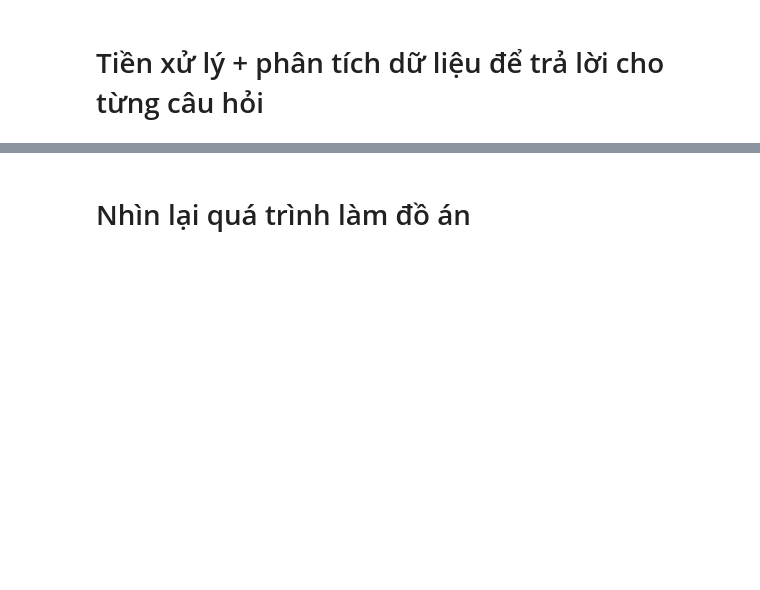
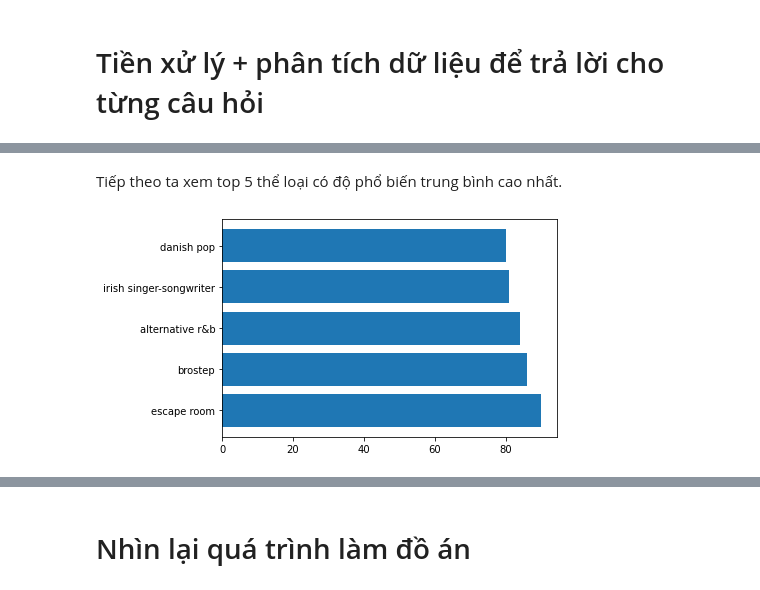
Before and after one commit to DoLienKhoa/P4DS, a Jupyter notebook: Main.ipynb, the cells around one changed output, grey strips where cells are left out. Cells and saved outputs as stored; diff of their text form; code cells hidden in the pictures; blank space fills up the shorter version.

```diff
--- a/Main.ipynb
+++ b/Main.ipynb
@@ -134,0 +141,3 @@ Sau khi đã khám phá dữ liệu và hiểu hơn về dữ liệu, ta thấy
+# %%
+mean_df = top_songs_df[['top genre', 'pop']].groupby(['top genre'])['pop'].mean().reset_index(name = 'mean')
+mean_df.head()
@@ -134,0 +151,7 @@ Sau khi đã khám phá dữ liệu và hiểu hơn về dữ liệu, ta thấy
+# %% [markdown]
+Tiếp theo ta xem top 5 thể loại có độ phổ biến trung bình cao nhất.
+# %%
+top_mean_df = mean_df.sort_values(by = 'mean', ascending = False)[:5]
+plt.barh(top_mean_df['top genre'], top_mean_df['mean']);
+# %% [output]
+[figure, added]
```
Also changed, not shown: parts of 19 cells of this notebook.
